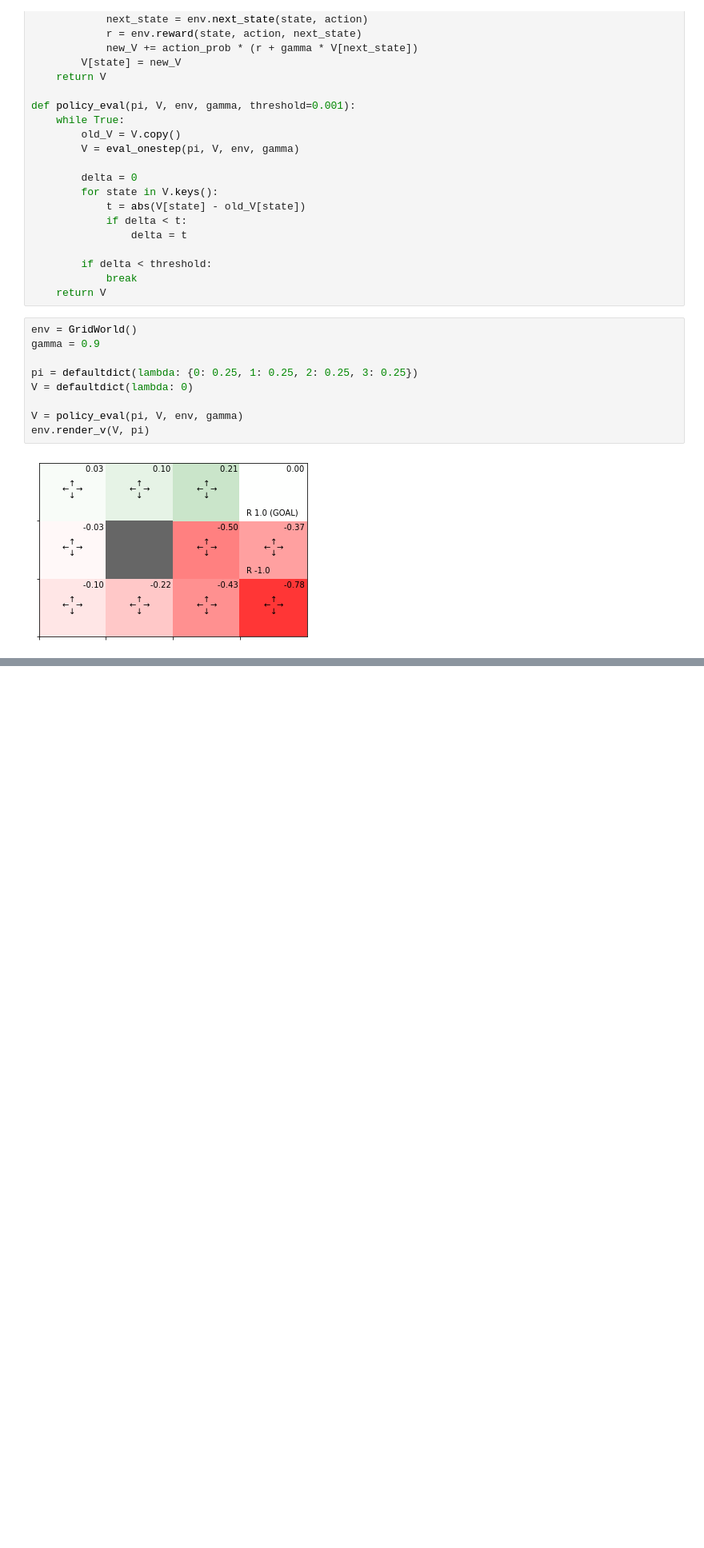
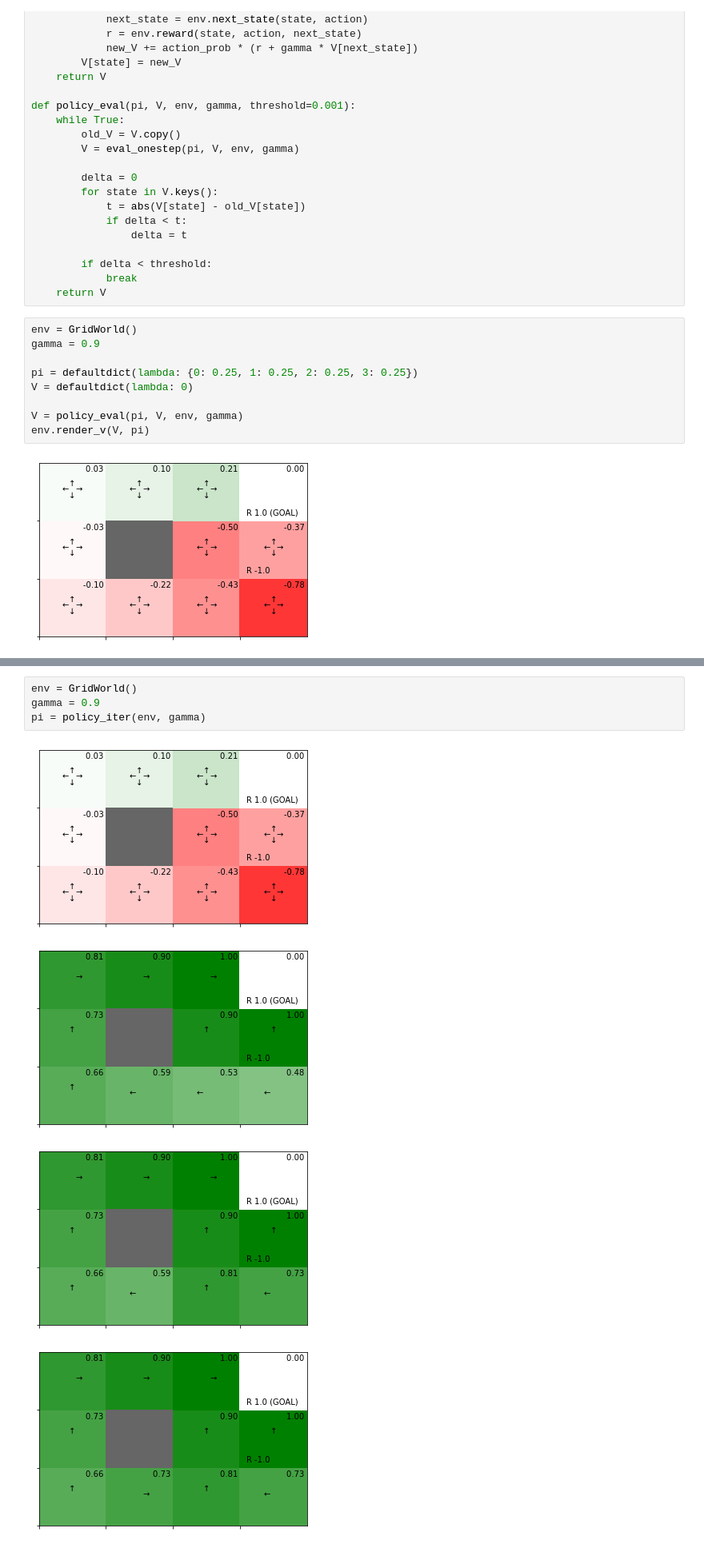
Before and after one commit to mlengineer19989/zero_DeepL4, a Jupyter notebook: deep-learning-from-scratch-4-master/ch04/practice_ch04.ipynb, the cells around one changed output, grey strips where cells are left out. Shown at 80% size. Saved outputs shown, nothing was run; the diff lists cells and outputs as text; blank space fills up the shorter version.

```diff
--- a/deep-learning-from-scratch-4-master/ch04/practice_ch04.ipynb
+++ b/deep-learning-from-scratch-4-master/ch04/practice_ch04.ipynb
@@ -194,0 +241,9 @@ env.render_v(V, pi)
+# %%
+env = GridWorld()
+gamma = 0.9
+pi = policy_iter(env, gamma)
+# %% [output]
+[figure, added]
+[figure, added]
+[figure, added]
+[figure, added]
```
Also changed, not shown: parts of 3 cells of this notebook.
